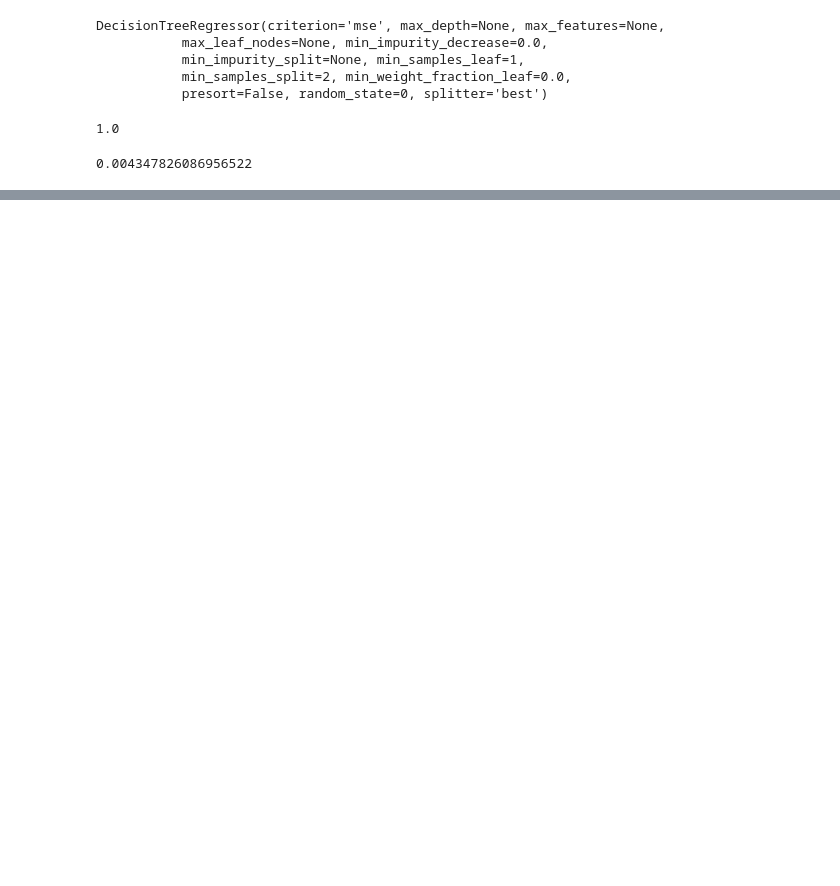
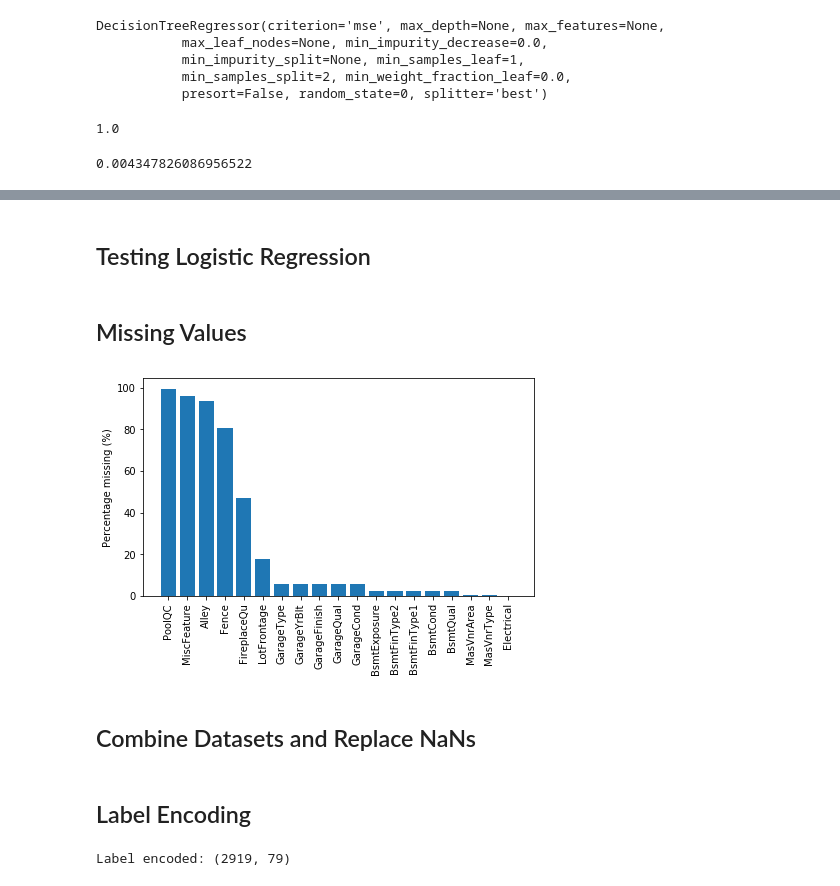
Before and after one commit to rossmaclean27/W207-final-project, a Jupyter notebook: Baseline-Submission-Fong-MacLean-West.ipynb, the cells around one changed output, grey strips where cells are left out. Cells and saved outputs as stored; diff of their text form; code cells hidden in the pictures; blank space fills up the shorter version.

```diff
--- a/Baseline-Submission-Fong-MacLean-West.ipynb
+++ b/Baseline-Submission-Fong-MacLean-West.ipynb
@@ -48,5 +70,0 @@ qualitative = [f for f in train.columns if train.dtypes[f] == 'object']
-# %%
-missing = train.isnull().sum()
-missing = missing[missing > 0]
-missing.sort_values(inplace=True)
-missing.plot.bar()
@@ -374,6 +396,36 @@ metrics.accuracy_score(pred_labels, test_labels)
+# %% [markdown]
+## Testing Logistic Regression
 # %%
 from sklearn.linear_model import LogisticRegression
 # %%
 clf = LogisticRegression(random_state=0, solver='lbfgs', multi_class='multinomial').fit(X, y)
 # %%
 clf.score(X, y)
+# %% [markdown]
+## Missing Values
+# %%
+def plot_missing(train=train):
+
+    # Calculate missing value counts
+    missing = train.isnull().sum()
+    missing = pd.DataFrame(missing[missing > 0])
+
+    # Rename and sort counts
+    missing.columns = ['count']
+    missing.sort_values(by='count', ascending = False, inplace = True)
+
+    # Percentage missing
+    missing['percent_missing'] = missing['count'] / len(train.index) * 100
+
+    # Plot missing counts
+    fig, ax = plt.subplots(figsize = (7,4))
+    plt.bar(missing.index, missing['percent_missing'])
+    plt.ylabel('Percentage missing (%)')
+
+    # Rotate x labels
+    for tick in ax.get_xticklabels():
+        tick.set_rotation(90)
+
+plot_missing(train=train)
+# %% [output]
+[figure, added]
@@ -379,0 +440,2 @@ clf.score(X, y)
+# %% [markdown]
+## Combine Datasets and Replace NaNs
@@ -379,0 +463,20 @@ clf.score(X, y)
+# %% [markdown]
+## Label Encoding
+# %%
+def label_encoder(full_data, columns):
+    '''Label encode specified dataframe columns. Accepts
+    inputs of pandas dataframe and columns to be encoded.
+    Outputs a label encoded data frame.'''
+
+    # Label encode all qualitative variables
+    for col in columns:
+        label_encoder = LabelEncoder()
+        label_encoder.fit(list(full_data[col].values))
+        full_data[col] = label_encoder.transform(list(full_data[col].values))
+    return full_data
+
+# Label encoded train data shape
+qualitative = return_variable_types(train=train)[0]
+print('Label encoded:', label_encoder(full_data, qualitative).shape)
+# %% [output]
+Label encoded: (2919, 79)
```
Also changed, not shown: parts of 31 cells of this notebook.
